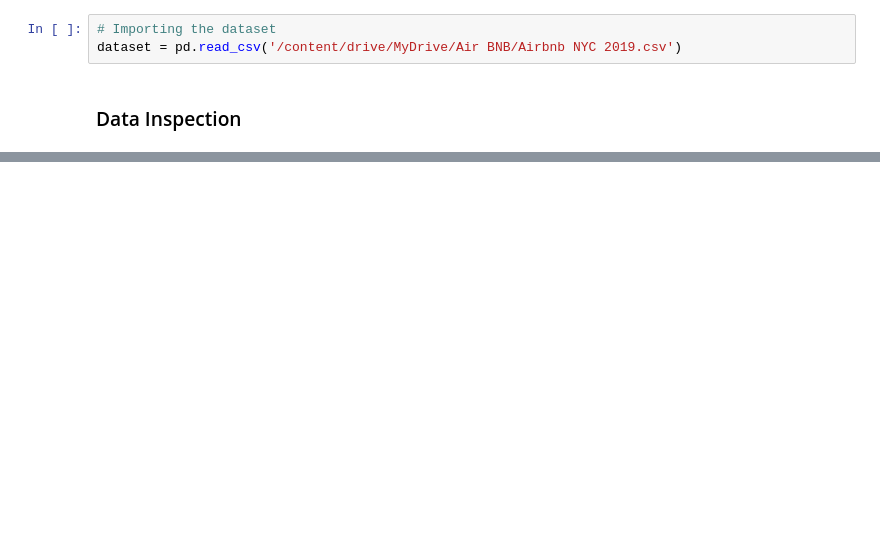
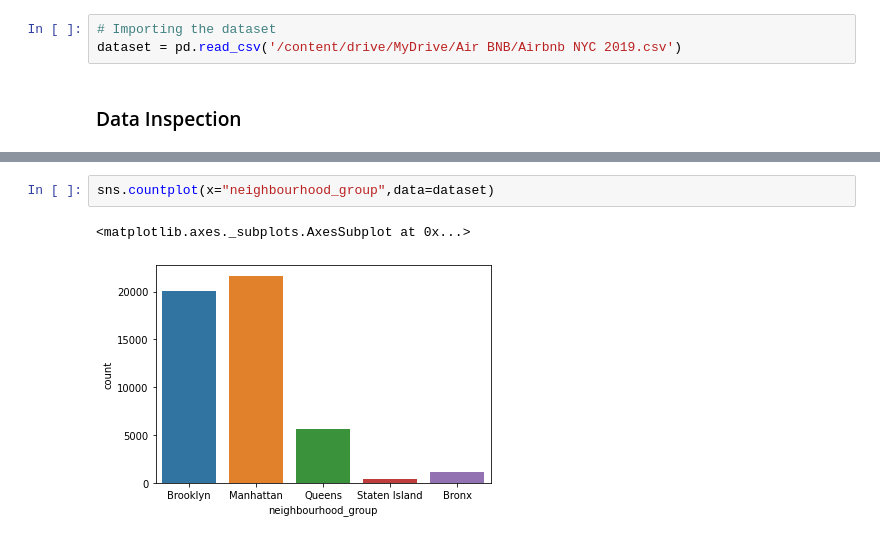
Before and after one commit to riteshgupta614/Airbnb-Bookings-Analysis, a Jupyter notebook: Airbnb_Bookings_Analysis_Capstone_Project.ipynb, the cells around one changed output, grey strips where cells are left out. Saved outputs shown, nothing was run; the diff lists cells and outputs as text; blank space fills up the shorter version.

```diff
--- a/Airbnb_Bookings_Analysis_Capstone_Project.ipynb
+++ b/Airbnb_Bookings_Analysis_Capstone_Project.ipynb
@@ -100,0 +127,5 @@ Index(['id', 'name', 'host_id', 'host_name', 'neighbourhood_group',
+# %%
+sns.countplot(x="neighbourhood_group",data=dataset)
+# %% [output]
+<matplotlib.axes._subplots.AxesSubplot at 0x...>
+[figure, added]
```
Also changed, not shown: parts of 17 cells of this notebook.
